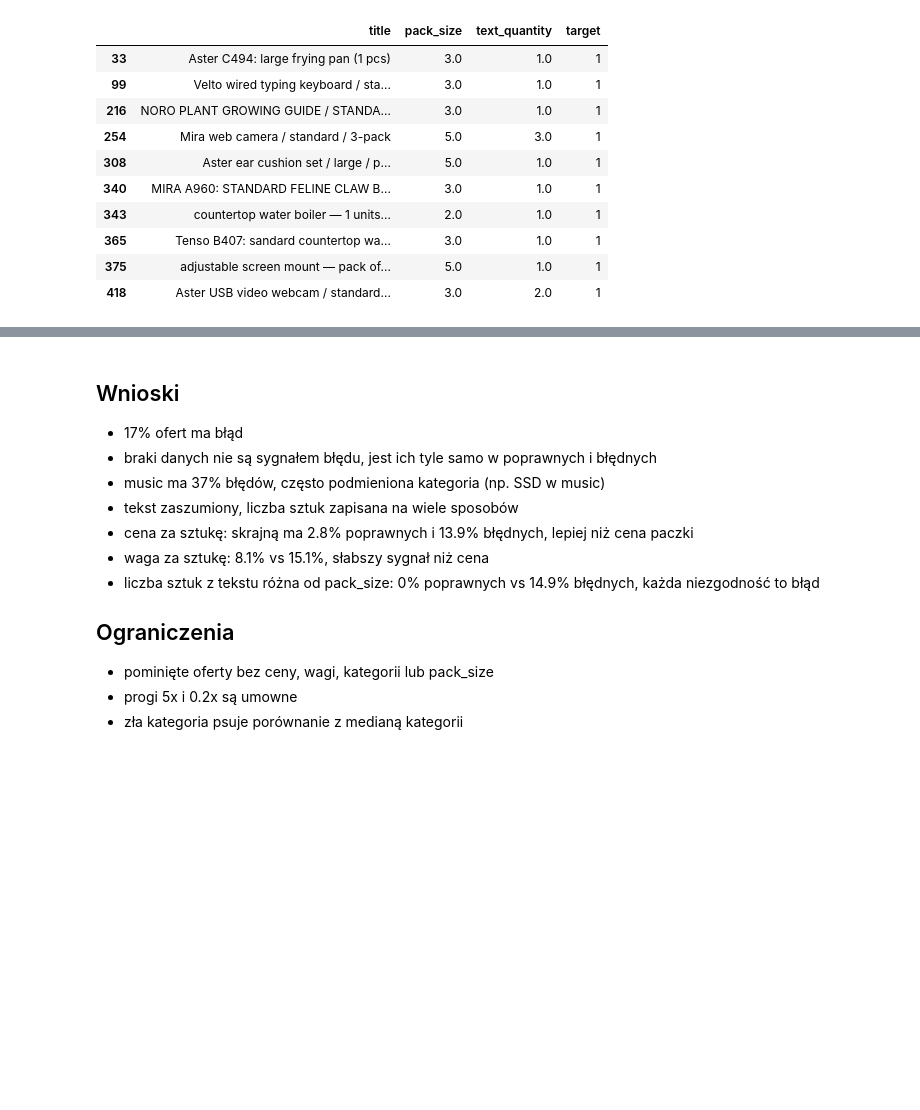
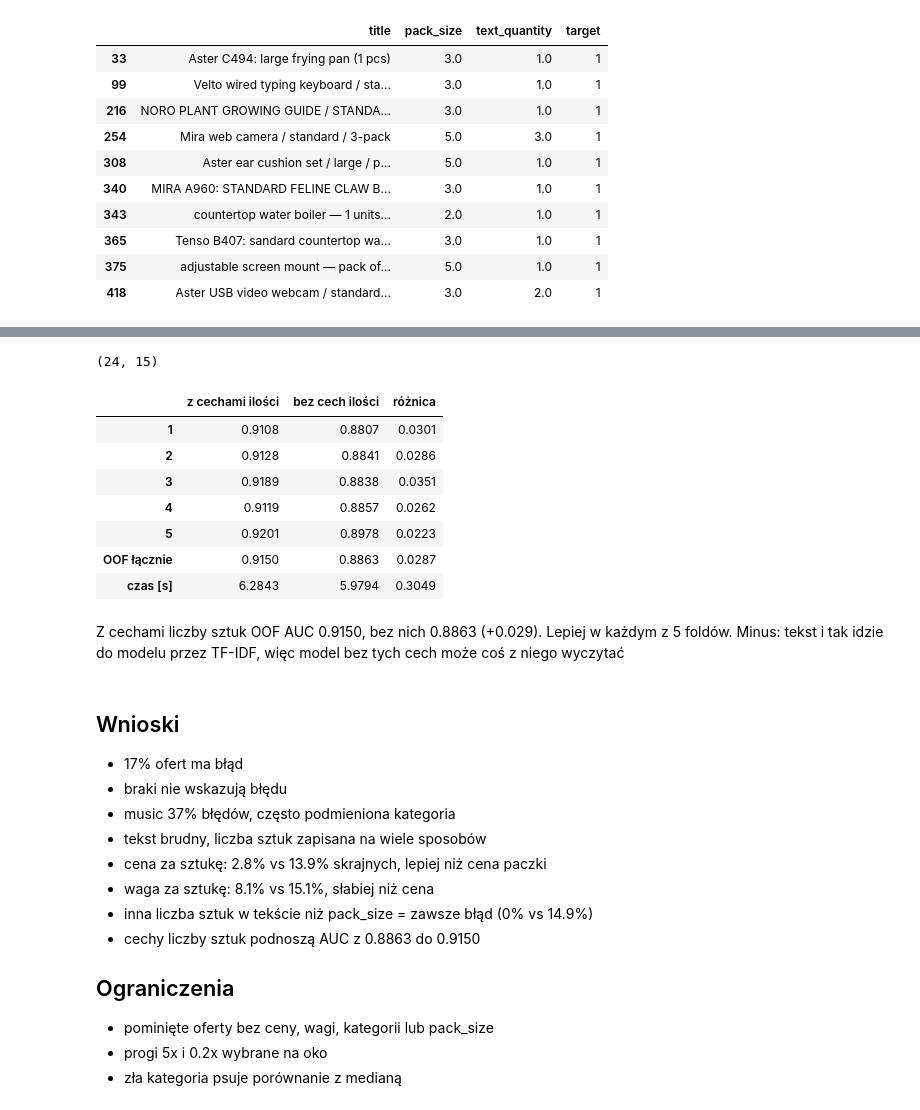
Before and after one commit to KrystianRodziewicz/catalogue-errors, a Jupyter notebook: notebooks/eda.ipynb, the cells around one changed output, grey strips where cells are left out. Drawn from its saved outputs; the diff is of its cells as text; code cells hidden in the pictures; blank space fills up the shorter version.

Commit message:
Add quantity features comparison

```diff
--- a/notebooks/eda.ipynb
+++ b/notebooks/eda.ipynb
@@ -270,0 +282,49 @@ Liczbę sztuk z tekstu udało się odczytać w 99.9% ofert. Niezgodność z pack
+# %%
+quantity_cols = ["text_pack", "pack_difference", "quantity_title_v2", "quantity_desc_v2", "quantity_conflict_v2", "quantity_missing_v2", "pack_ratio_v2",
+                 "price_per_text_item", "weight_per_text_item"]
+with_quantity = m.RICH_NUMERIC
+without_quantity = [c for c in m.RICH_NUMERIC if c not in quantity_cols]
+assert all(c in m.RICH_NUMERIC for c in quantity_cols), "literówka w quantity_cols"
+len(with_quantity), len(without_quantity)
+# %% [output]
+(24, 15)
+# %%
+def make_model(numeric_cols):
+    original = m.RICH_NUMERIC
+    m.RICH_NUMERIC = numeric_cols
+    model = m.make_tree_model()
+    m.RICH_NUMERIC = original
+    return model
+# %%
+def run_cv(numeric_cols):
+    oof = np.full(len(raw), np.nan)
+    fold_auc = {}
+    start = time.perf_counter()
+    for fold in range(1, 6):
+        fit, valid = folds != fold, folds == fold
+        model = make_model(numeric_cols)
+        model.fit(x[fit], y[fit])
+        oof[valid] = model.predict_proba(x[valid])[:, 1]
+        fold_auc[fold] = roc_auc_score(y[valid], oof[valid])
+    return oof, fold_auc, roc_auc_score(y, oof), time.perf_counter() - start
+# %%
+# 4 wątki tak jak u piotra bo inaczej wynik trochę skacze
+from threadpoolctl import threadpool_limits
+with threadpool_limits(limits=4):
+    oof_with, folds_with, auc_with, time_with = run_cv(with_quantity)
+    oof_without, folds_without, auc_without, time_without = run_cv(without_quantity)
+
+comparison = pd.DataFrame({"z cechami ilości": folds_with, "bez cech ilości": folds_without})
+comparison.loc["OOF łącznie"] = [auc_with, auc_without]
+comparison.loc["czas [s]"] = [time_with, time_without]
+comparison["różnica"] = comparison["z cechami ilości"] - comparison["bez cech ilości"]
+comparison.round(4)
+# %% [output]
+|  | z cechami ilości | bez cech ilości | różnica |
+| 1 | 0.9108 | 0.8807 | 0.0301 |
+| 2 | 0.9128 | 0.8841 | 0.0286 |
+| 3 | 0.9189 | 0.8838 | 0.0351 |
+| 4 | 0.9119 | 0.8857 | 0.0262 |
+| 5 | 0.9201 | 0.8978 | 0.0223 |
+| OOF łącznie | 0.9150 | 0.8863 | 0.0287 |
+| czas [s] | 6.2843 | 5.9794 | 0.3049 |
@@ -271,16 +338,19 @@ Liczbę sztuk z tekstu udało się odczytać w 99.9% ofert. Niezgodność z pack
+# %% [markdown]
+Z cechami liczby sztuk OOF AUC 0.9150, bez nich 0.8863 (+0.029). Lepiej w każdym z 5 foldów. Minus: tekst i tak idzie do modelu przez TF-IDF, więc model bez tych cech może coś z niego wyczytać
 # %% [markdown]
 ## Wnioski
 
 - 17% ofert ma błąd
-- braki danych nie są sygnałem błędu, jest ich tyle samo w poprawnych i błędnych
-- music ma 37% błędów, często podmieniona kategoria (np. SSD w music)
-- tekst zaszumiony, liczba sztuk zapisana na wiele sposobów
-- cena za sztukę: skrajną ma 2.8% poprawnych i 13.9% błędnych, lepiej niż cena paczki
-- waga za sztukę: 8.1% vs 15.1%, słabszy sygnał niż cena
-- liczba sztuk z tekstu różna od pack_size: 0% poprawnych vs 14.9% błędnych, każda niezgodność to błąd
+- braki nie wskazują błędu
+- music 37% błędów, często podmieniona kategoria
+- tekst brudny, liczba sztuk zapisana na wiele sposobów
+- cena za sztukę: 2.8% vs 13.9% skrajnych, lepiej niż cena paczki
+- waga za sztukę: 8.1% vs 15.1%, słabiej niż cena
+- inna liczba sztuk w tekście niż pack_size = zawsze błąd (0% vs 14.9%)
+- cechy liczby sztuk podnoszą AUC z 0.8863 do 0.9150
 
 ## Ograniczenia
 
 - pominięte oferty bez ceny, wagi, kategorii lub pack_size
-- progi 5x i 0.2x są umowne
-- zła kategoria psuje porównanie z medianą kategorii
+- progi 5x i 0.2x wybrane na oko
+- zła kategoria psuje porównanie z medianą
```
Also changed, not shown: parts of 20 cells of this notebook, 1 other file.
